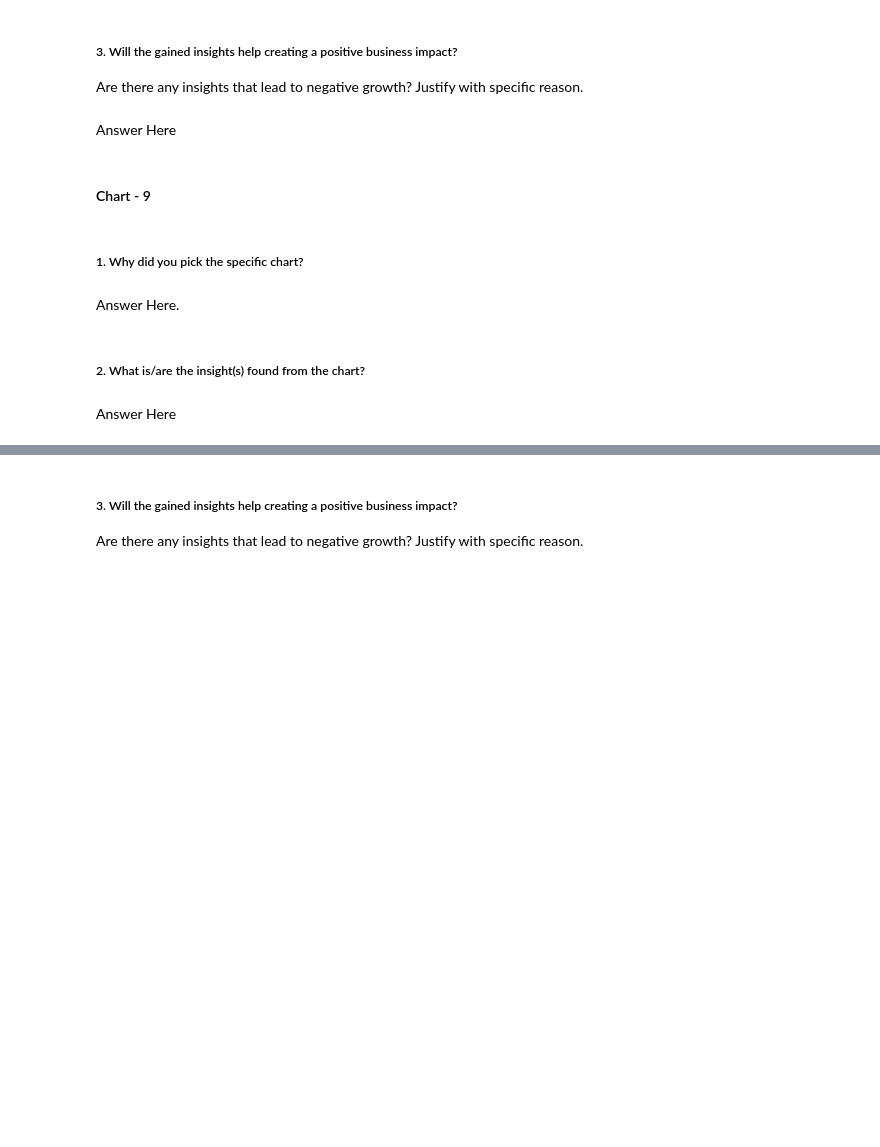
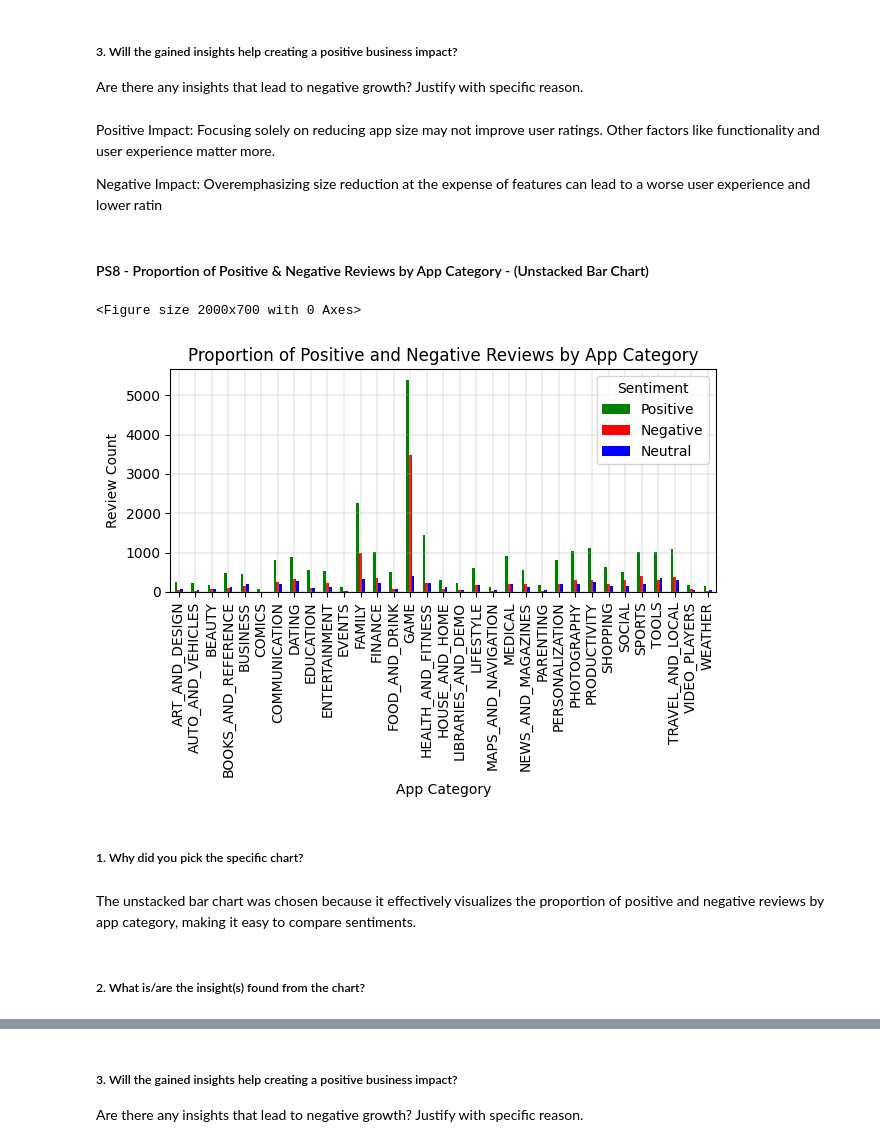
Before and after one commit to Himanshu-Bytes/Himanshu-Bytes, a Jupyter notebook: Play_Store_App_Review_Analysis_EDA_Project.ipynb, the cells around one changed output, grey strips where cells are left out. Saved outputs shown, nothing was run; the diff lists cells and outputs as text; code cells hidden in the pictures; blank space fills up the shorter version.

```diff
--- a/Play_Store_App_Review_Analysis_EDA_Project.ipynb
+++ b/Play_Store_App_Review_Analysis_EDA_Project.ipynb
@@ -649,7 +696,3 @@ Answer Here
 # %% [markdown]
 ##### 3. Will the gained insights help creating a positive business impact?
 Are there any insights that lead to negative growth? Justify with specific reason.
-# %% [markdown]
-Answer Here
-# %% [markdown]
-#### Chart - 9
@@ -658,8 +699,41 @@ Answer Here
+# %% [markdown]
+Positive Impact: Focusing solely on reducing app size may not improve user ratings. Other factors like functionality and user experience matter more.
+
+Negative Impact: Overemphasizing size reduction at the expense of features can lead to a worse user experience and lower ratin
+# %% [markdown]
+#### PS8 - Proportion of Positive & Negative Reviews by App Category - (Unstacked Bar Chart)
+# %%
+# Chart - 9 visualization code - Proportion of Positive & Negative Reviews by App Category
+
+# Aggregating Sentiment Data
+category_sentiment_counts = merged_df.groupby(['Category', 'Sentiment'])['App'].count().unstack(fill_value=0)
+
+# Define your threshold or criteria here (e.g., 70% positive sentiment)
+threshold = 0.7
+
+# Calculating the proportion of positive reviews
+category_sentiment_counts['Positive Proportion'] = category_sentiment_counts['Positive'] / (category_sentiment_counts['Positive'] + category_sentiment_counts['Negative'] + category_sentiment_counts['Neutral'])
+
+# Identifying categories with consistent positive sentiment
+consistently_positive_categories = category_sentiment_counts[category_sentiment_counts['Positive Proportion'] >= threshold].index
+
+# Creating a bar plot to visualize the relationship
+plt.figure(figsize=(20, 7))
+category_sentiment_counts[['Positive', 'Negative', 'Neutral']].plot(kind='bar', stacked=False, color=['green', 'red', 'blue'])
+plt.xlabel('App Category')
+plt.ylabel('Review Count')
+plt.title('Proportion of Positive and Negative Reviews by App Category')
+plt.xticks(rotation=90)
+plt.legend(title='Sentiment', labels=['Positive', 'Negative', 'Neutral'])
+plt.tight_layout()
+plt.grid(linestyle='-', linewidth= 0.3)
+plt.show()
+# %% [output]
+<Figure size 2000x700 with 0 Axes>
+[figure, added]
 # %% [markdown]
 ##### 1. Why did you pick the specific chart?
-# %% [markdown]
-Answer Here.
+# %% [markdown]
+The unstacked bar chart was chosen because it effectively visualizes the proportion of positive and negative reviews by app category, making it easy to compare sentiments.
 # %% [markdown]
 ##### 2. What is/are the insight(s) found from the chart?
-# %% [markdown]
-Answer Here
```
Also changed, not shown: parts of 25 cells of this notebook.
